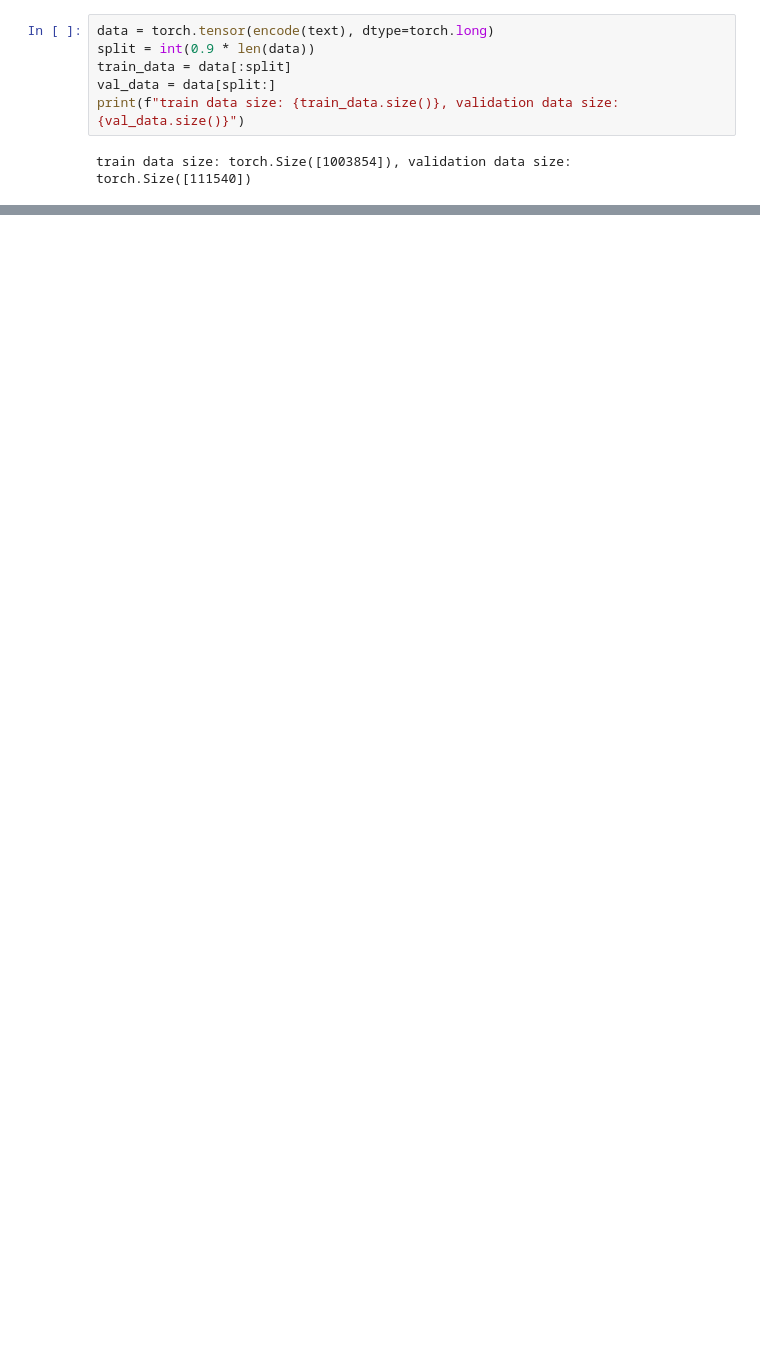
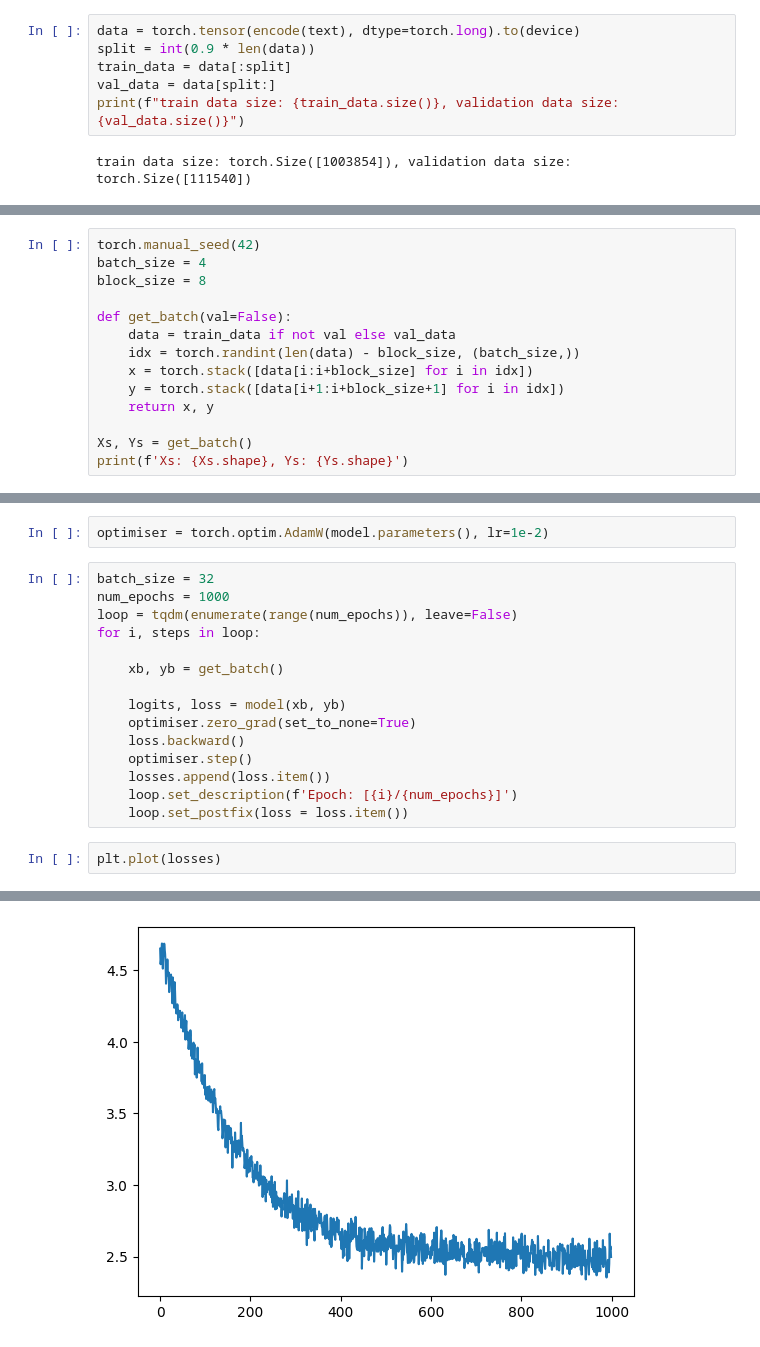
Before and after one commit to joeagriffith/ml-learning, a Jupyter notebook: Deep_Learning/NLP/GPT/run.ipynb, the cells around one changed output, grey strips where cells are left out. Saved outputs shown, nothing was run; the diff lists cells and outputs as text; blank space fills up the shorter version.

```diff
--- a/Deep_Learning/NLP/GPT/run.ipynb
+++ b/Deep_Learning/NLP/GPT/run.ipynb
@@ -40,7 +40,7 @@ print(decode(encode('hello')))
 [46, 43, 50, 50, 53]
 hello
 # %%
-data = torch.tensor(encode(text), dtype=torch.long)
+data = torch.tensor(encode(text), dtype=torch.long).to(device)
 split = int(0.9 * len(data))
 train_data = data[:split]
 val_data = data[split:]
@@ -51,0 +50,14 @@ block_size = 8
+# %%
+torch.manual_seed(42)
+batch_size = 4
+block_size = 8
+
+def get_batch(val=False):
+    data = train_data if not val else val_data
+    idx = torch.randint(len(data) - block_size, (batch_size,))
+    x = torch.stack([data[i:i+block_size] for i in idx])
+    y = torch.stack([data[i+1:i+block_size+1] for i in idx])
+    return x, y
+
+Xs, Ys = get_batch()
+print(f'Xs: {Xs.shape}, Ys: {Ys.shape}')
@@ -51,0 +109,20 @@ block_size = 8
+# %%
+optimiser = torch.optim.AdamW(model.parameters(), lr=1e-2)
+# %%
+batch_size = 32
+num_epochs = 1000
+loop = tqdm(enumerate(range(num_epochs)), leave=False)
+for i, steps in loop:
+
+    xb, yb = get_batch()
+
+    logits, loss = model(xb, yb)
+    optimiser.zero_grad(set_to_none=True)
+    loss.backward()
+    optimiser.step()
+    losses.append(loss.item())
+    loop.set_description(f'Epoch: [{i}/{num_epochs}]')
+    loop.set_postfix(loss = loss.item())
+# %%
+plt.plot(losses)
+# %% [output]
@@ -51,0 +130 @@ block_size = 8
+[figure, added]
```
Also changed, not shown: parts of 12 cells of this notebook.
